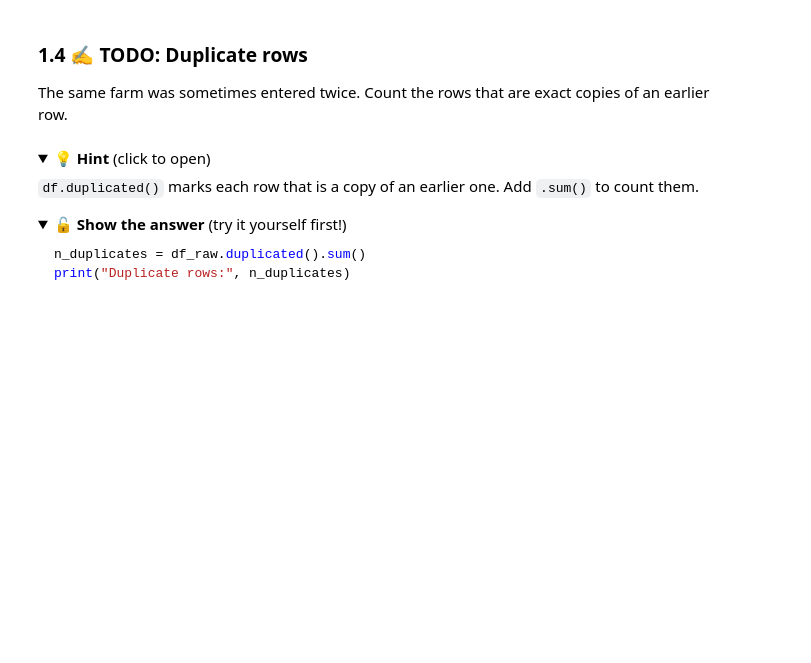
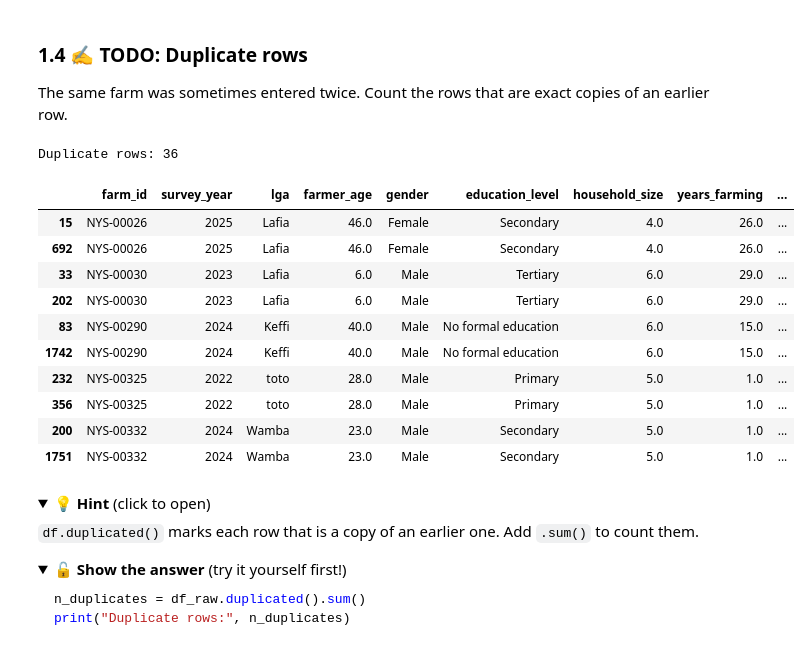
Before and after one commit to YommYuk/nsuk-ds-group-04, a Jupyter notebook: notebooks/group_project.ipynb, the cells around one changed output. Saved outputs shown, nothing was run; the diff lists cells and outputs as text; code cells hidden in the pictures; folded sections open; blank space fills up the shorter version.

```diff
--- a/notebooks/group_project.ipynb
+++ b/notebooks/group_project.ipynb
@@ -112,6 +143,6 @@ you will fix each problem in Part 2 and report it in your write-up.
 ### 1.1 ✍️ TODO: Load the raw data
 The file path is already stored in the variable `RAW_PATH`. Load it into a DataFrame called `df_raw`.
 # %%
-df_raw = ____
+df_raw = pd.read_csv(RAW_PATH)
 print(df_raw.shape)
 df_raw.head()
@@ -171,8 +245,24 @@ check("Missing values counted", missing.sum() == df_raw.isna().sum().sum(), "Use
 ### 1.4 ✍️ TODO: Duplicate rows
 The same farm was sometimes entered twice. Count the rows that are exact copies of an earlier row.
 # %%
-n_duplicates = df_raw.____.sum()
+n_duplicates = df_raw.duplicated().sum()
 print("Duplicate rows:", n_duplicates)
+# %% [output]
+Duplicate rows: 36
+# %%
+df_raw[df_raw.duplicated(keep=False)].sort_values(list(df_raw.columns)).head(10)
+# %% [output]
+|  | farm_id | survey_year | lga | farmer_age | gender | education_level | household_size | years_farming | ... |
+| 15 | NYS-00026 | 2025 | Lafia | 46.0 | Female | Secondary | 4.0 | 26.0 | ... |
+| 692 | NYS-00026 | 2025 | Lafia | 46.0 | Female | Secondary | 4.0 | 26.0 | ... |
+| 33 | NYS-00030 | 2023 | Lafia | 6.0 | Male | Tertiary | 6.0 | 29.0 | ... |
+| 202 | NYS-00030 | 2023 | Lafia | 6.0 | Male | Tertiary | 6.0 | 29.0 | ... |
+| 83 | NYS-00290 | 2024 | Keffi | 40.0 | Male | No formal education | 6.0 | 15.0 | ... |
+| 1742 | NYS-00290 | 2024 | Keffi | 40.0 | Male | No formal education | 6.0 | 15.0 | ... |
+| 232 | NYS-00325 | 2022 | toto | 28.0 | Male | Primary | 5.0 | 1.0 | ... |
+| 356 | NYS-00325 | 2022 | toto | 28.0 | Male | Primary | 5.0 | 1.0 | ... |
+| 200 | NYS-00332 | 2024 | Wamba | 23.0 | Male | Secondary | 5.0 | 1.0 | ... |
+| 1751 | NYS-00332 | 2024 | Wamba | 23.0 | Male | Secondary | 5.0 | 1.0 | ... |
 # %% [markdown]
 <details><summary>💡 <b>Hint</b> (click to open)</summary>
 
```
Also changed, not shown: parts of 33 cells of this notebook.
